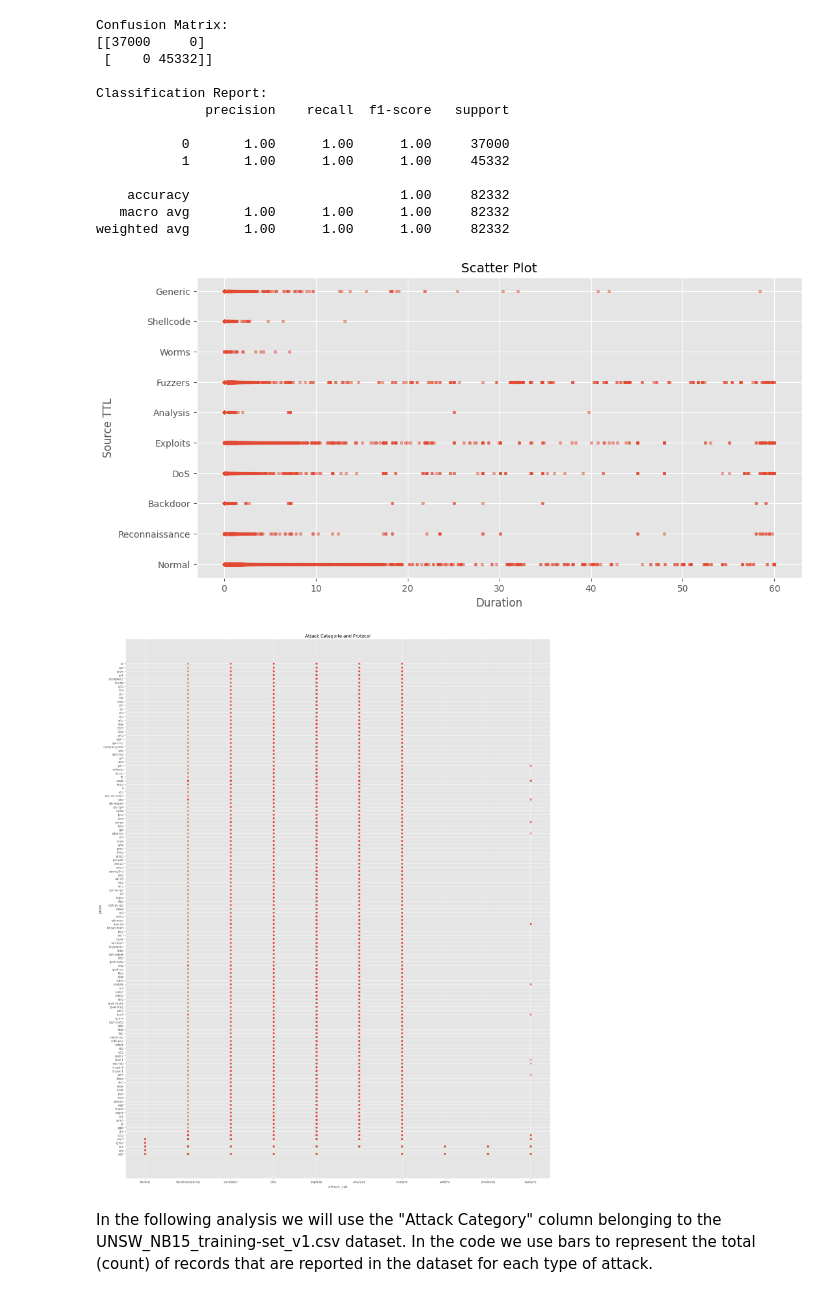
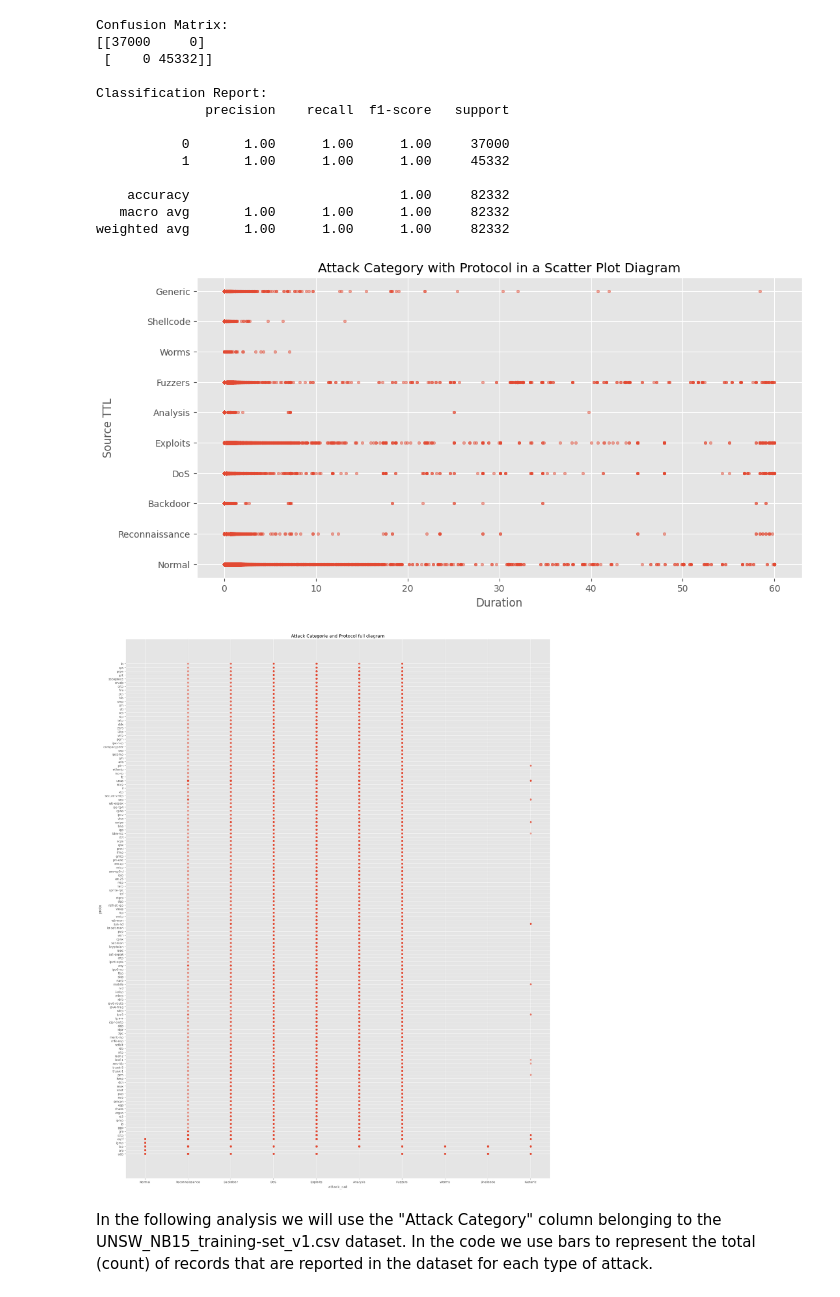
Before and after one commit to marcool5/Cyber, a Jupyter notebook: Exploratory_Data_and_Analysis_1_.ipynb, the cells around one changed output. Drawn from its saved outputs; the diff is of its cells as text; code cells hidden in the pictures.

```diff
--- a/Exploratory_Data_and_Analysis_1_.ipynb
+++ b/Exploratory_Data_and_Analysis_1_.ipynb
@@ -181,28 +180,27 @@ weighted avg       1.00      1.00      1.00     82332
 # %%
 x = data['dur']
 y = data['attack_cat']
-
-#scatter plot
+# Print scatter plot
 plt.figure(figsize=(12, 6))
 plt.scatter(x, y, s=10, alpha=0.5)
 plt.xlabel('Duration')
 plt.ylabel('Source TTL')
-plt.title('Scatter Plot')
+plt.title('Attack Category with Protocol in a Scatter Plot Diagram')
 plt.show()
 # %% [output]
-[figure, old version]
+[figure, new version]
 # %%
 x_column = 'attack_cat'
 y_column = 'proto'
 plt.figure(figsize=(25, 32))
 plt.scatter(data[x_column], data[y_column], alpha=0.5)
-plt.title('Attack Categorie and Protocol')
+plt.title('Attack Categorie and Protocol full diagram')
 plt.xlabel(x_column)
 plt.ylabel(y_column)
 plt.grid(True)
 plt.show()
 # %% [output]
-[figure, old version]
+[figure, new version]
 # %% [markdown]
 In  the following analysis we will use the "Attack Category" column belonging to the UNSW_NB15_training-set_v1.csv dataset. In the code we use bars to represent the total (count) of records that are reported in the dataset for each type of attack.
 # %%
```
Also changed, not shown: parts of 4 cells of this notebook.
